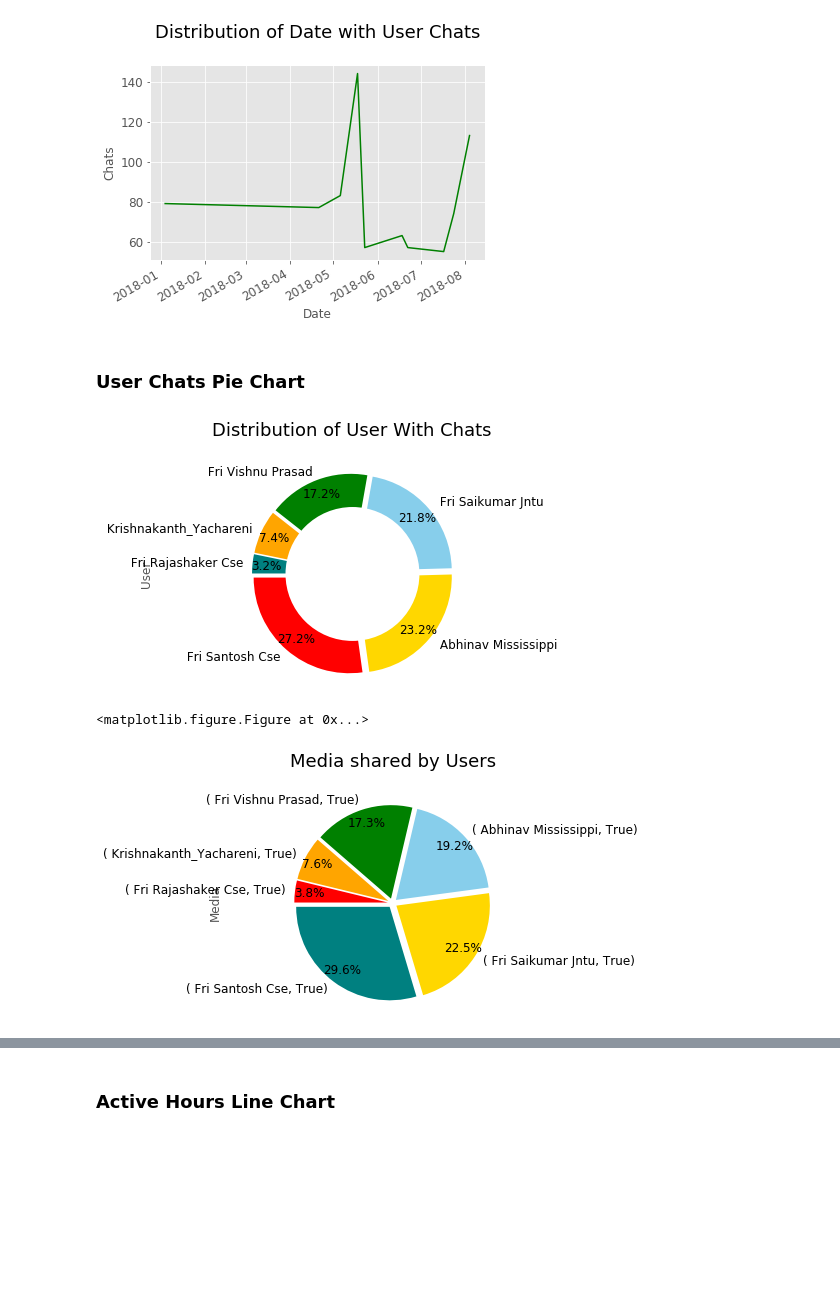
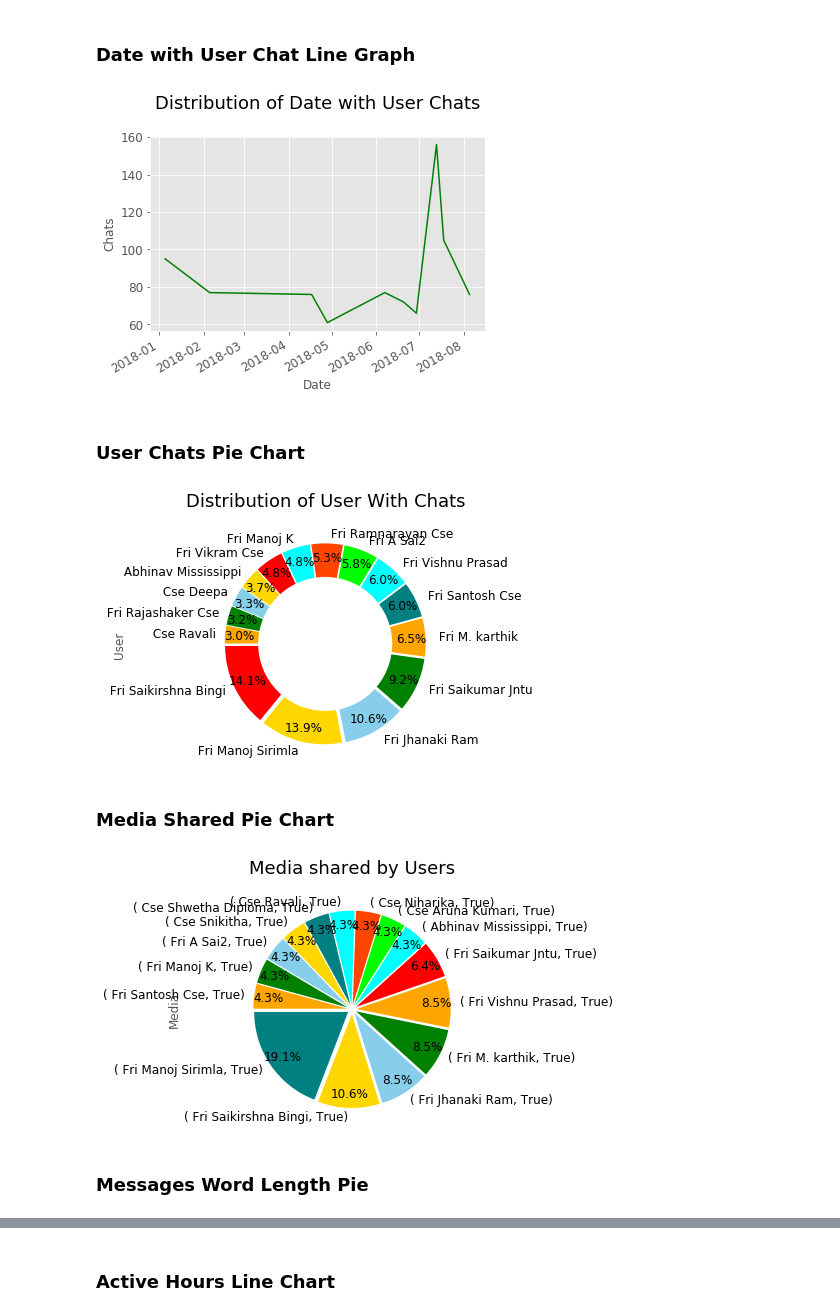
Before and after one commit to KrishnakanthYachareni/Whatsapp-chat-analysis-using-Python, a Jupyter notebook: whatsapp_chat.ipynb, the cells around one changed output, grey strips where cells are left out. Saved outputs shown, nothing was run; the diff lists cells and outputs as text; code cells hidden in the pictures; blank space fills up the shorter version.

```diff
--- a/whatsapp_chat.ipynb
+++ b/whatsapp_chat.ipynb
@@ -1,11 +3,14 @@
 # %%
+################################## WhatsApp Log Analysis By Krishnakanth Yachareni #########################################
+
 # Cleaning WhatsApp log
 import os
 import re
 import pandas as pd
 import numpy as np
 
-watsup_file = 'C:/Users/Krishna/Desktop/notebook/whatsapp_data/krishna_group.txt'
+# Read file by providing file path.
+watsup_file = 'C:/Users/Krishna/Desktop/notebook/whatsapp_data/class_group.txt'
 
 
 # Read WhatsApp file
@@ -17,28 +22,21 @@ if os.path.exists(watsup_file):
 date_regex=re.compile(r'(\d+/\d+/\d+)')
 date=date_regex.findall(watsup_content)
 
-# print(date)
-
 # Get time
 time_regex=re.compile(r'(\d{1,2}:\d{2} AM|PM)')
 time=time_regex.findall(watsup_content)
-
-# print(time)
 
 # Get Users
 user_regex=re.compile(r'-(.*?):')
 user=user_regex.findall(watsup_content)
 
-#print(user)
-
 # Get Message
 message_regex=re.compile(r'([^:]+):?$')
-
 me_regex=re.compile(r"(\n)(?<=)(\d+/\d+/\d+)(.*)")
 mess=me_regex.findall(watsup_content)
-
 message = [''.join(message_regex.findall(''.join(msg))).strip() for msg in mess]
 
+# Zip date,time,user,message together
 data=[]
 for w,x,y,z in zip(date,time,user,message):
     data.append([str(w),str(x),str(y),str(z)])
@@ -60,6 +58,7 @@ df['Month']=df['Date'].dt.month
 df['Day']=df['Date'].dt.day
 
 # Get Hours of the Day
+
 # df['Time'] = pd.to_datetime(df['Time'])
 #df['Hours']=df.Time.apply(lambda x: x.hour)
 
@@ -76,7 +75,7 @@ df['Message Characters'] = df['Message'].map(str).apply(len)-3
 df['Media']=df['Message'].str.contains('<Media omitted>')
 
 # Save the DataFrame to a csv file
-df.to_csv("sam.csv")
+df.to_csv("whatsapp.csv")
 # %%
 print(df.head())
 # %% [output]
@@ -290,3 +407,5 @@ bar_chart(users)
+# %% [markdown]
+### Date with User Chat Line Graph
 # %%
 import matplotlib.pyplot as plt
 plt.style.use('ggplot')
@@ -301,41 +420,42 @@ def user_line_chart(date):
 
 user_line_chart(date)
 # %% [output]
-[figure, old version]
+[figure, new version]
 # %% [markdown]
 ### User Chats Pie Chart
 # %%
 import numpy as np
 import matplotlib.pyplot as plt
 plt.style.use('ggplot')
 
-user=df.groupby('User')['User'].count().nlargest(10)
+user=df.groupby('User')['User'].count().nlargest(15)
 
 def user_chat_pie(user):
     fig, ax = plt.subplots()
     explodex = []
     for i in np.arange(len(user)):
         explodex.append(0.05)
     ax = user.plot(kind='pie', colors = ['red','gold','skyblue','green','orange','teal','cyan','lime','orangered','aqua'], fontsize=12, autopct='%1.1f%%', startangle=180, pctdistance=0.85, explode = explodex)
     inner_circle = plt.Circle((0,0),0.70,fc='white')
     fig = plt.gcf()
     fig.gca().add_artist(inner_circle)
     ax.axis('equal')
     ax.set_title("Distribution of User With Chats\n", fontsize=18)
     plt.tight_layout()
     plt.show()
-    plt.savefig('pie.png',bbox_inches='tight')
+   #plt.savefig('pie.png',bbox_inches='tight')
 user_chat_pie(user)
 # %% [output]
-[figure, old version]
+[figure, new version]
-<matplotlib.figure.Figure at 0x...>
+# %% [markdown]
+### Media Shared Pie Chart
 # %%
 import numpy as np
 import matplotlib.pyplot as plt
 plt.style.use('ggplot')
 
 media_df=df[df['Media']==True]
-media_per_user_group=media_df.groupby(['User','Media'])['Media'].count().nlargest(10)
+media_per_user_group=media_df.groupby(['User','Media'])['Media'].count().nlargest(15)
 
 def media_shared_pie(media_per_user_group):
     fig, ax = plt.subplots()
@@ -349,7 +469,9 @@ def media_shared_pie(media_per_user_group):
 
 media_shared_pie(media_per_user_group)
 # %% [output]
-[figure, old version]
+[figure, new version]
+# %% [markdown]
+### Messages Word Length Pie
 # %%
 import numpy as np
 import matplotlib.pyplot as plt
```
Also changed, not shown: parts of 53 cells of this notebook, 9 other files.
